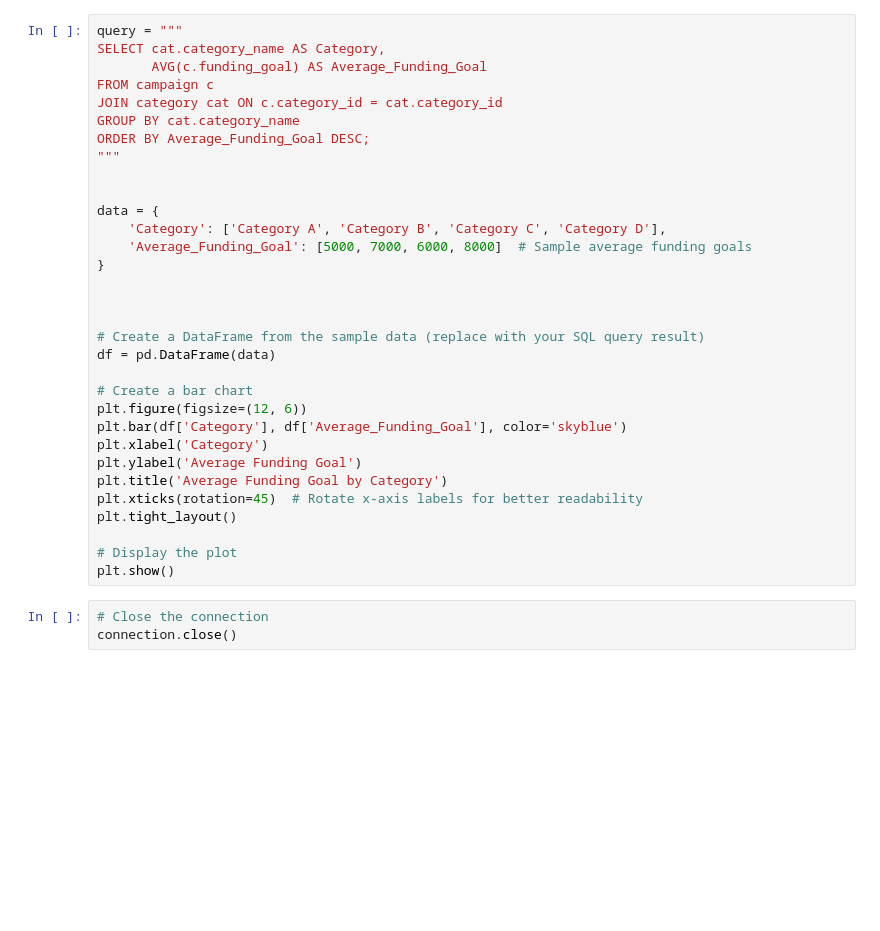
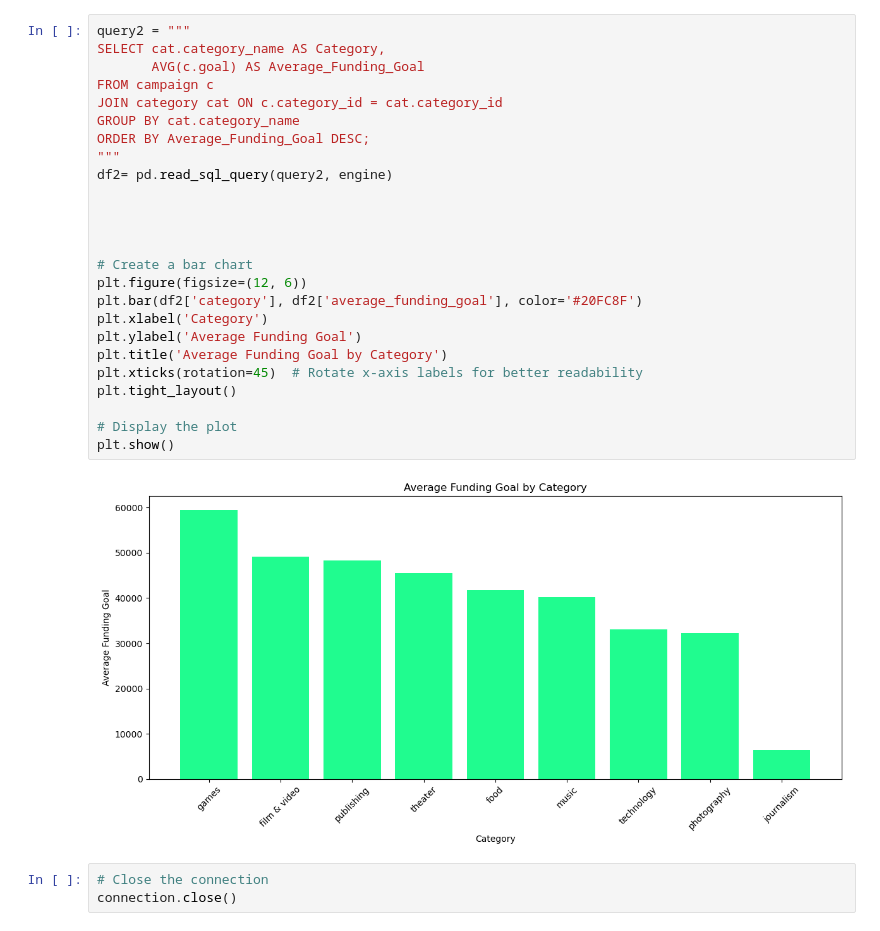
Before and after one commit to gabrielaza22/Crowdfunding_ETL, a Jupyter notebook: Jupyter Notebook/queries and visuals.ipynb, the cells around one changed output. Drawn from its saved outputs; the diff is of its cells as text; blank space fills up the shorter version.

```diff
--- a/Jupyter Notebook/queries and visuals.ipynb
+++ b/Jupyter Notebook/queries and visuals.ipynb
@@ -64,35 +61,30 @@ plt.show()  # Display the plot
 # %%
-query = """
+query2 = """
 SELECT cat.category_name AS Category,
-       AVG(c.funding_goal) AS Average_Funding_Goal
+       AVG(c.goal) AS Average_Funding_Goal
 FROM campaign c
 JOIN category cat ON c.category_id = cat.category_id
 GROUP BY cat.category_name
 ORDER BY Average_Funding_Goal DESC;
 """
-
-
-data = {
-    'Category': ['Category A', 'Category B', 'Category C', 'Category D'],
-    'Average_Funding_Goal': [5000, 7000, 6000, 8000]  # Sample average funding goals
-}
+df2= pd.read_sql_query(query2, engine)
 
 
 
-# Create a DataFrame from the sample data (replace with your SQL query result)
-df = pd.DataFrame(data)
 
 # Create a bar chart
 plt.figure(figsize=(12, 6))
-plt.bar(df['Category'], df['Average_Funding_Goal'], color='skyblue')
+plt.bar(df2['category'], df2['average_funding_goal'], color='#20FC8F')
 plt.xlabel('Category')
 plt.ylabel('Average Funding Goal')
 plt.title('Average Funding Goal by Category')
 plt.xticks(rotation=45)  # Rotate x-axis labels for better readability
 plt.tight_layout()
 
 # Display the plot
 plt.show()
+# %% [output]
+[figure, added]
 # %%
 # Close the connection
 connection.close()
```
Also changed, not shown: parts of 6 cells of this notebook, 4 other files.
